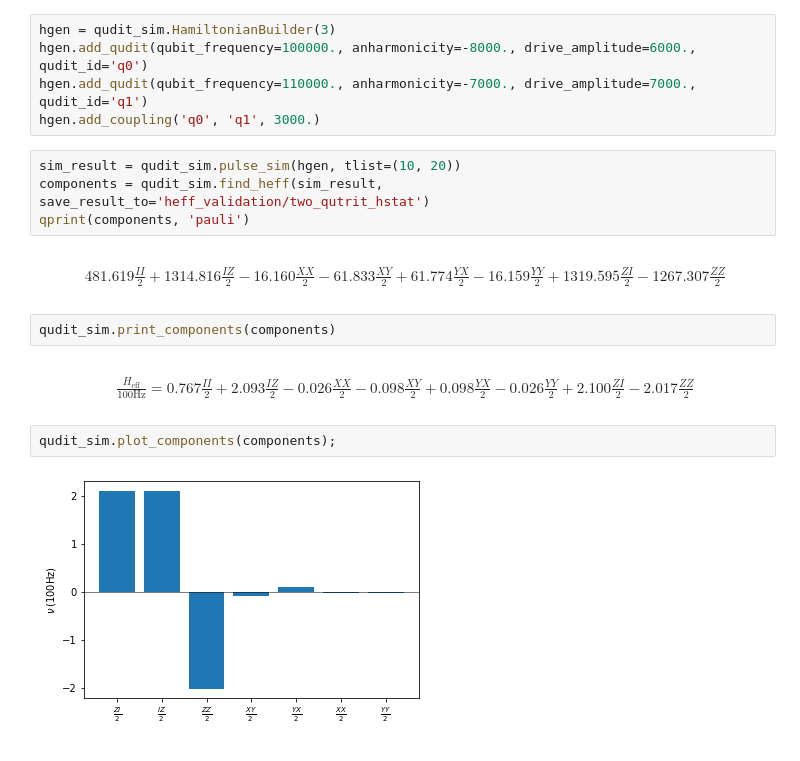
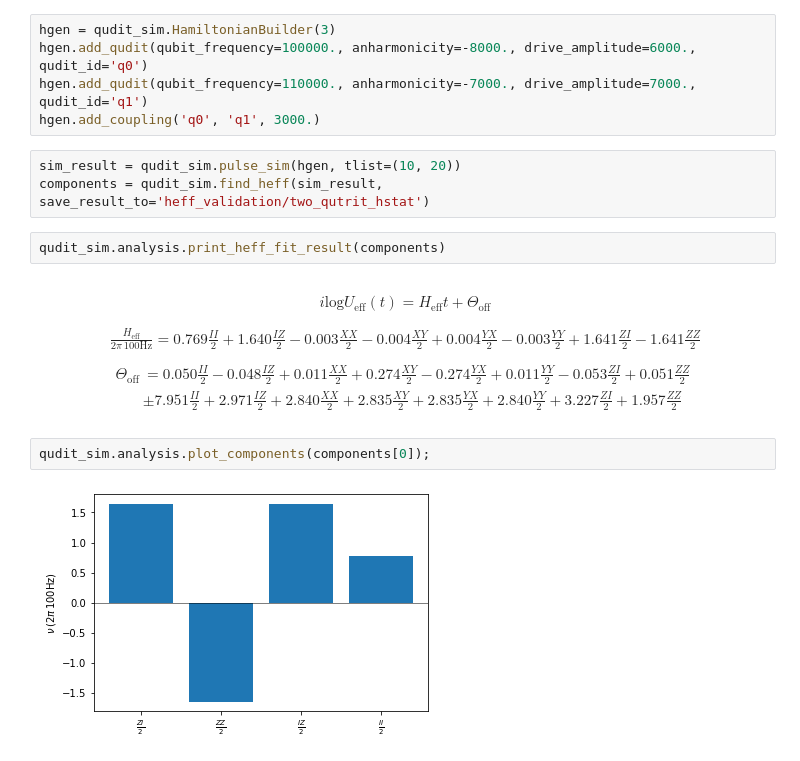
Before and after one commit to UTokyo-ICEPP/qudit-sim, a Jupyter notebook: examples/validation/heff.ipynb, the cells around one changed output. Saved outputs shown, nothing was run; the diff lists cells and outputs as text.

```diff
--- a/examples/validation/heff.ipynb
+++ b/examples/validation/heff.ipynb
@@ -188,15 +193,12 @@ hgen.add_coupling('q0', 'q1', 3000.)
 # %%
 sim_result = qudit_sim.pulse_sim(hgen, tlist=(10, 20))
 components = qudit_sim.find_heff(sim_result, save_result_to='heff_validation/two_qutrit_hstat')
-qprint(components, 'pauli')
-# %% [output]
-\begin{split} 481.619\frac{II}{2} + 1314.816\frac{IZ}{2} - 16.160\frac{XX}{2} - 61.833\frac{XY}{2} + 61.774\frac{YX}{2} - 16.159\frac{YY}{2} + 1319.595\frac{ZI}{2} - 1267.307\frac{ZZ}{2} \end{split}
 # %%
-qudit_sim.print_components(components)
+qudit_sim.analysis.print_heff_fit_result(components)
 # %% [output]
-\begin{split} \frac{H_{\mathrm{eff}}}{\mathrm{100Hz}} = 0.767\frac{II}{2} + 2.093\frac{IZ}{2} - 0.026\frac{XX}{2} - 0.098\frac{XY}{2} + 0.098\frac{YX}{2} - 0.026\frac{YY}{2} + 2.100\frac{ZI}{2} - 2.017\frac{ZZ}{2} \end{split}
+\begin{split} i \mathrm{log} U_{\mathrm{eff}}(t) = H_{\mathrm{eff}} t + \Theta_{\mathrm{off}} \end{split} \begin{split} \frac{H_{\mathrm{eff}}}{2\pi\,\mathrm{100Hz}} = 0.769\frac{II}{2} + 1.640\frac{IZ}{2} - 0.003\frac{XX}{2} - 0.004\frac{XY}{2} + 0.004\frac{YX}{2} - 0.003\frac{YY}{2} + 1.641\frac{ZI}{2} - 1.641\frac{ZZ}{2} \end{split} \begin{split} \Theta_{\mathrm{off}} & = 0.050\frac{II}{2} - 0.048\frac{IZ}{2} + 0.011\frac{XX}{2} + 0.274\frac{XY}{2} - 0.274\frac{YX}{2} + 0.011\frac{YY}{2} - 0.053\frac{ZI}{2} + 0.051\frac{ZZ}{2} \\ & \pm 7.951\frac{II}{2} + 2.971\frac{IZ}{2} + 2.840\frac{XX}{2} + 2.835\frac{XY}{2} + 2.835\frac{YX}{2} + 2.840\frac{YY}{2} + 3.227\frac{ZI}{2} + 1.957\frac{ZZ}{2} \end{split}
 # %%
-qudit_sim.plot_components(components);
+qudit_sim.analysis.plot_components(components[0]);
 # %% [output]
-[figure, old version]
+[figure, new version]
 # %%
```
Also changed, not shown: parts of 25 cells of this notebook, 9 other files.
